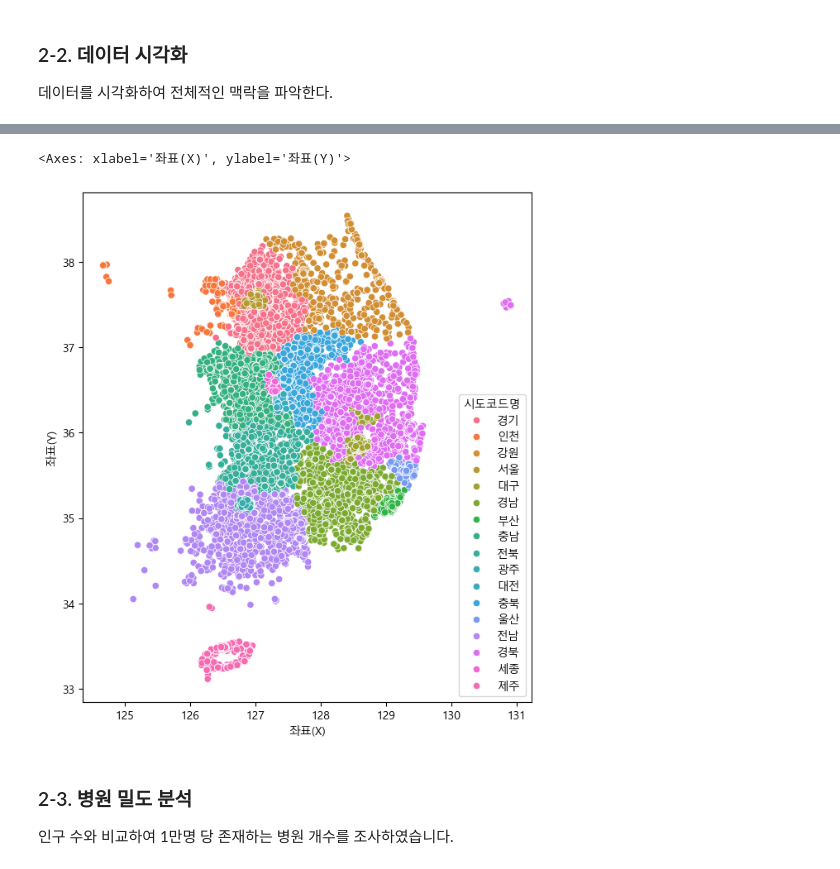
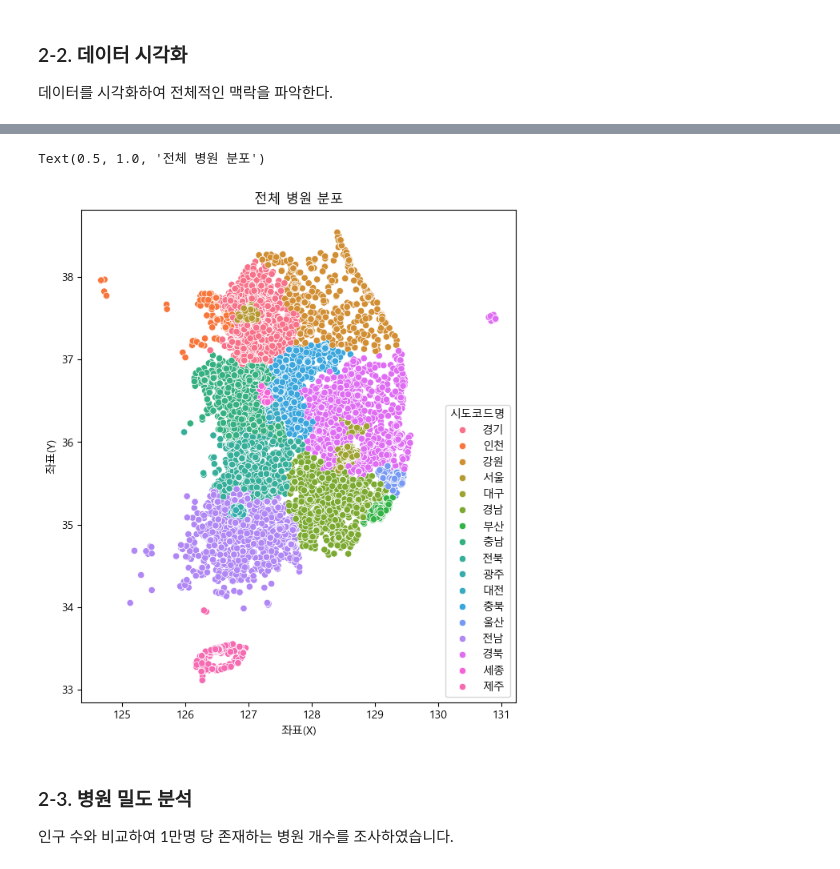
Before and after one commit to JiHyun13/dust_infra_blindspot, a Jupyter notebook: hospital_infra.ipynb, the cells around one changed output, grey strips where cells are left out. Cells and saved outputs as stored; diff of their text form; code cells hidden in the pictures.

```diff
--- a/hospital_infra.ipynb
+++ b/hospital_infra.ipynb
@@ -212,6 +207,6 @@ KeyError: "['암호화요양기호', '전화번호', '병원홈페이지', '종
 # %%
 #df_final 만든 버전
-df_final = pd.read_csv(r"C:\Users\zappe\Desktop\Test_for_python\데이터분석개론\team_proj\df_final.csv",encoding='utf-8')
+df_final = pd.read_csv("data/df_final.csv",encoding='utf-8')
 # %%
 df_final['시도코드명'] = df_final['시도코드명'].replace('세종시', '세종')
 # %%
@@ -265,9 +262,10 @@ sns.scatterplot(data=df_oriental, x='좌표(X)', y='좌표(Y)', hue='시도코
 # %%
 plt.figure(figsize=(7,8))
 sns.scatterplot(data=df_final, x='좌표(X)', y='좌표(Y)', hue='시도코드명')
+plt.title('전체 병원 분포')
 # %% [output]
-<Axes: xlabel='좌표(X)', ylabel='좌표(Y)'>
+Text(0.5, 1.0, '전체 병원 분포')
-[figure, old version]
+[figure, new version]
 # %% [markdown]
 ### 2-3. 병원 밀도 분석
 인구 수와 비교하여 1만명 당 존재하는 병원 개수를 조사하였습니다.
```
Also changed, not shown: parts of 17 cells of this notebook, 8 other files.
